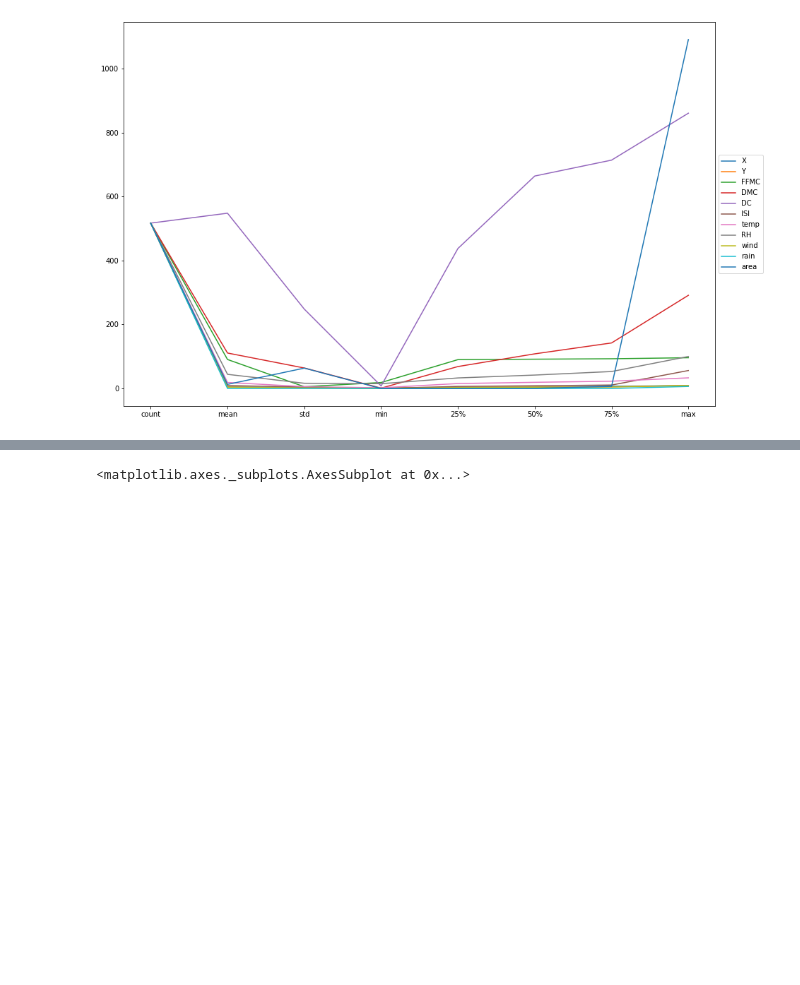
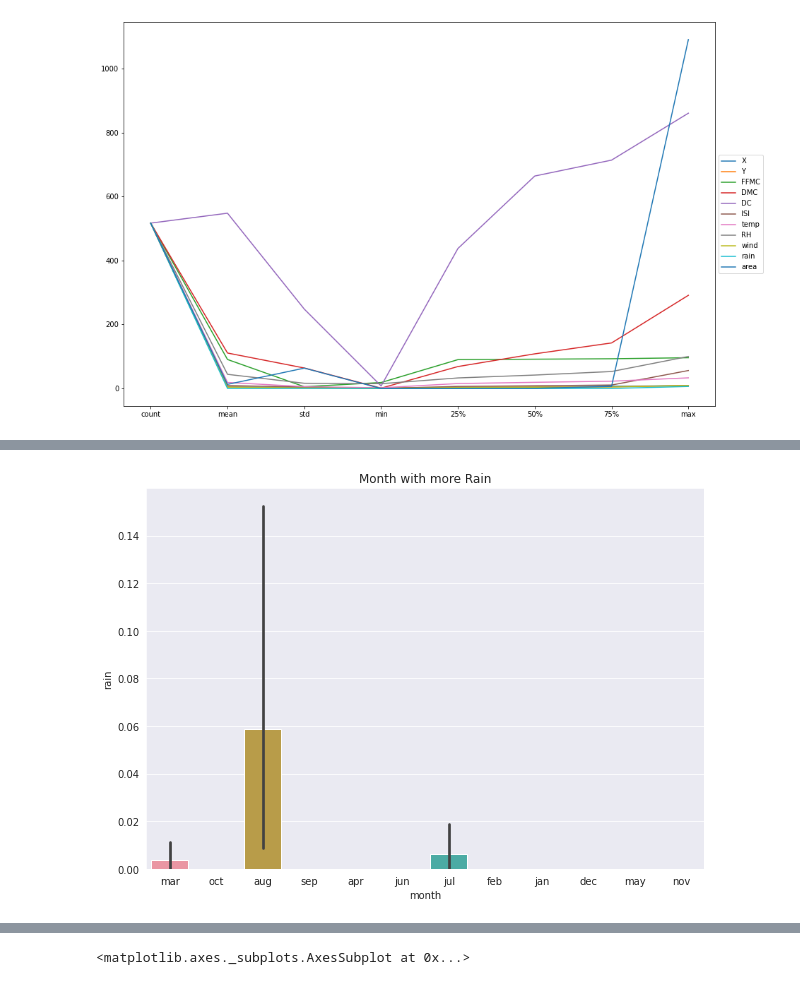
Before and after one commit to masp42/integrate_CA, a Jupyter notebook: Marcelo_Pugliesi_Marina_AI_DV_DP_ICA.ipynb, the cells around one changed output, grey strips where cells are left out. Cells and saved outputs as stored; diff of their text form; code cells hidden in the pictures; blank space fills up the shorter version.

```diff
--- a/Marcelo_Pugliesi_Marina_AI_DV_DP_ICA.ipynb
+++ b/Marcelo_Pugliesi_Marina_AI_DV_DP_ICA.ipynb
@@ -111,0 +123,9 @@ df.describe(include=['O'])
+# %%
+plt.figure(figsize =(10, 7))
+sns.barplot(x = "month",
+            y = "rain",
+            data = df)
+plt.title("Month with more Rain")
+plt.show()
+# %% [output]
+[figure, added]
```
Also changed, not shown: parts of 18 cells of this notebook.
